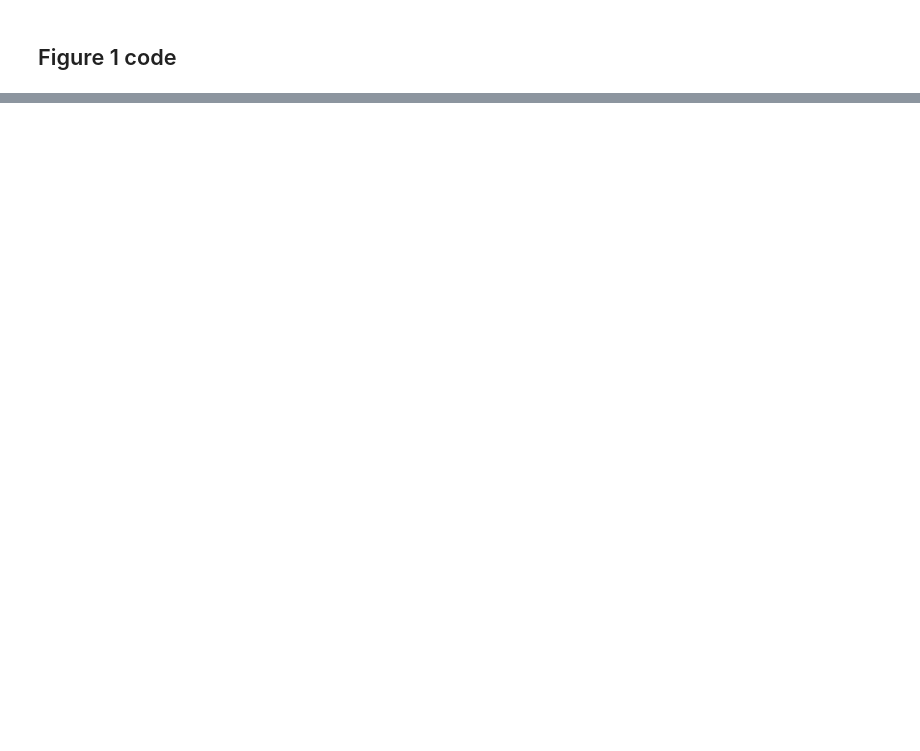
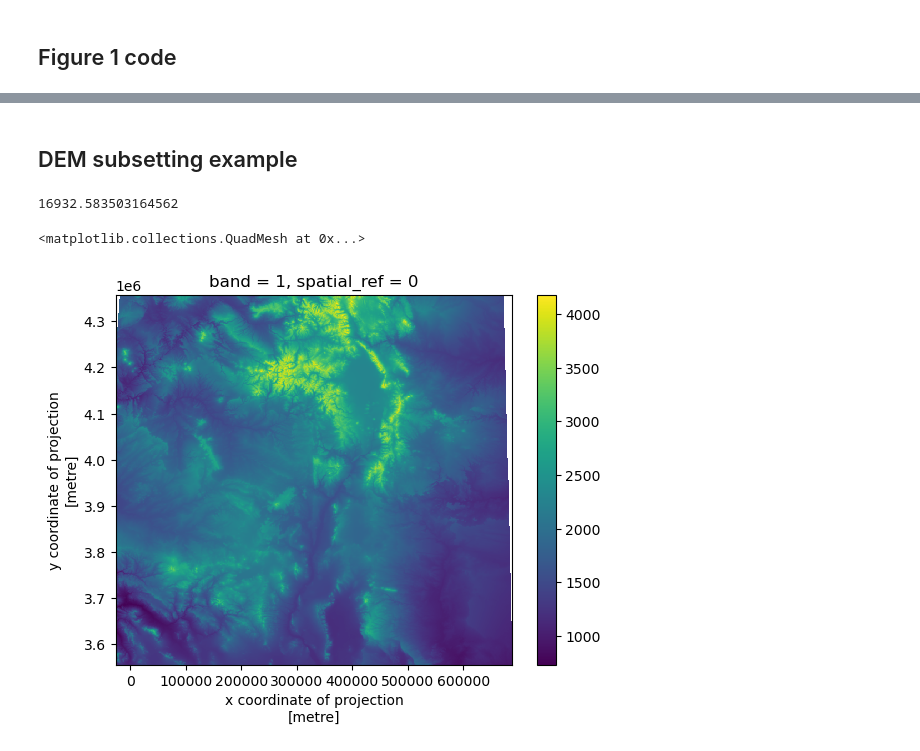
Before and after one commit to max-gersh/SWE-Evaluation-Tool, a Jupyter notebook: ross/ross_sandbox.ipynb, the cells around one changed output, grey strips where cells are left out. Cells and saved outputs as stored; diff of their text form; code cells hidden in the pictures; blank space fills up the shorter version.

Commit message:
elevation binning

```diff
--- a/ross/ross_sandbox.ipynb
+++ b/ross/ross_sandbox.ipynb
@@ -39,0 +73,47 @@ plt.tight_layout()
+# %% [markdown]
+## DEM subsetting example
+# %%
+# Read/clip data as above
+snodas = rxr.open_rasterio('../data/SNODAS/SNODAS_SWE_20230216.tif').sel(band=1).reset_coords('band', drop=True)
+snodas_utm = snodas.rio.reproject('epsg:26913', resolution=1000)
+huc6 = gpd.read_file('../data/Shapefiles/WBDHU6_RG/WBDHU6_RG.shp').to_crs('epsg:26913')
+# Subset HUC6 for visualization, clip SWE data
+huc6_viz = huc6.loc[huc6['Name'].isin(['Rio Grande Headwaters','Upper Rio Grande','Rio Grande-Elephant Butte'])]
+bounds = huc6_viz.total_bounds
+xpad = 200000
+ypad = 100000
+bounds_padded = [bounds[0]-xpad, bounds[1]-ypad, bounds[2]+xpad, bounds[3]+ypad]
+snodas_clip = snodas_utm.where(snodas_utm>=0).rio.clip_box(*bounds_padded) / 1000 * 3.2808 * 12 # convert to inches
+
+dem = rxr.open_rasterio('../data/dem.tif').sel(band=1).reset_coords('band', drop=True)
+dem = dem.where(dem>=0).rio.reproject_match(snodas_clip)
+
+# Simple example for one elevation band and one basin
+swe_ds = xr.Dataset()
+swe_ds['swe'] = snodas_clip
+swe_ds['elevation'] = dem
+
+basin = huc6.loc[huc6['Name']=='Rio Grande Headwaters']
+swe_basin = swe_ds.rio.clip(basin.geometry)
+swe_sum_inches = float(swe_basin['swe'].where((swe_basin['elevation']>=9000)&(swe_basin['elevation']<10000)).sum())
+swe_volume = swe_sum_inches/12 * pd.notnull(swe_basin['swe'].where((swe_basin['elevation']>=9000)&(swe_basin['elevation']<10000))).sum() / 247.105 # convert sqkm to acres
+swe_volume
+# %% [output]
+16932.583503164562
+# %%
+from rioxarray.merge import merge_arrays
+tifs = sorted(glob('/Users/ropa5718/Downloads/USGS*.tif'))
+da_list = []
+crs_list = []
+for t in tifs:
+    tif = rxr.open_rasterio(t).sel(band=1).reset_coords('band', drop=True)
+    da_list.append(rxr.open_rasterio(t))
+    crs_list.append(tif.rio.crs)
+
+dem = merge_arrays(da_list)
+dem_1km = dem.rio.reproject(dst_crs='epsg:26913', resolution=1000, resampling=rio.enums.Resampling.bilinear)
+slices = [slice(snodas_clip.x[0], snodas_clip.x[-1]), slice(snodas_clip.y[0], snodas_clip.y[-1])]
+dem_1km.sel(x=slices[0], y=slices[1]).where(dem_1km>0).plot()
+# %% [output]
+<matplotlib.collections.QuadMesh at 0x...>
+[figure, added]
```
Also changed, not shown: parts of 5 cells of this notebook.
